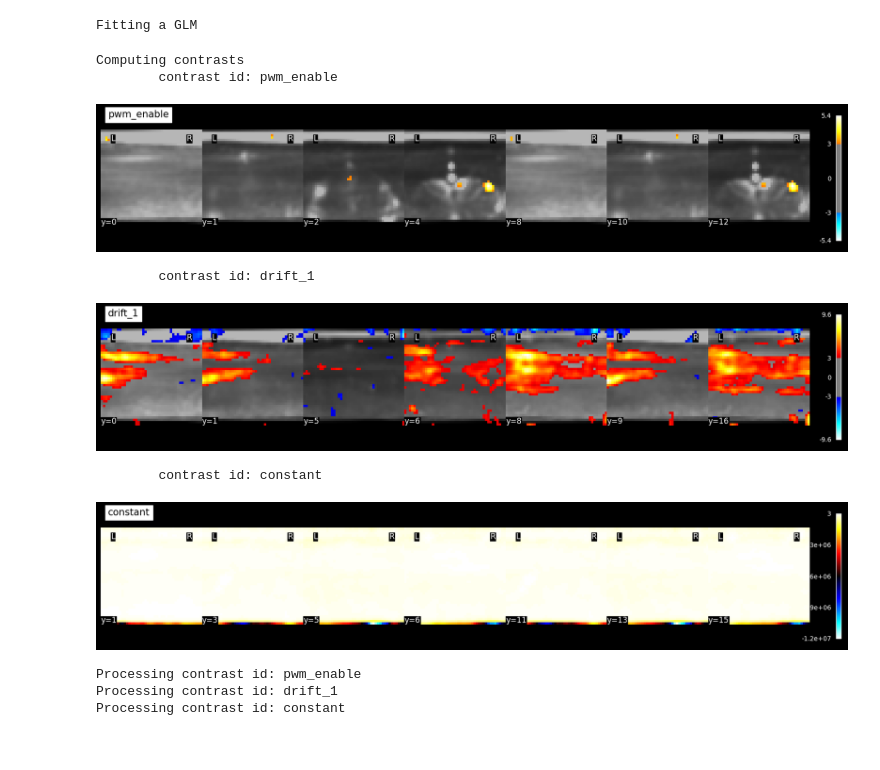
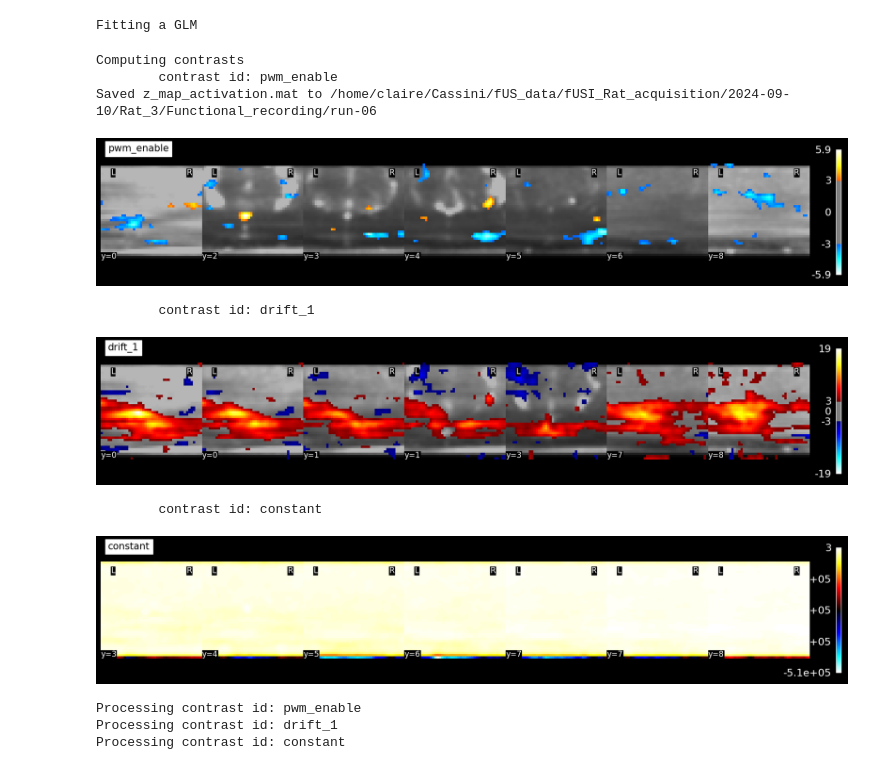
Before and after one commit to ClaireNastaskin/processing_fusi, a Jupyter notebook: Experiments/process_caltech_eventstream.ipynb, the cells around one changed output. Cells and saved outputs as stored; diff of their text form; code cells hidden in the pictures.

```diff
--- a/Experiments/process_caltech_eventstream.ipynb
+++ b/Experiments/process_caltech_eventstream.ipynb
@@ -37,9 +37,8 @@ The autoreload extension is already loaded. To reload it, use:
   %reload_ext autoreload
 # %%
 # define arguements to specify the data to be processed
-base_path=Path('/home/claire/Cassini/fUS_data/fUSI_Rat_acquisition/2024-09-10/Rat_3/Functional_recording/run-02/')
-sequence = 'seq-RF_reducedTX_ReducedRX_6500000Hz_3a_3c_200loops_-1Gain_3AFE_0rp/'
-
+base_path=Path('/home/claire/Cassini/fUS_data/fUSI_Rat_acquisition/2024-09-10/Rat_3/Functional_recording/run-06/')
+sequence = 'seq-RF_reducedTX_ReducedRX_6500000Hz_1a_3c_200loops_-1Gain_3AFE_3rp'
 
 
 event_time_offset = -5 # Offset in seconds to apply to stimulus onsets. This can be used to correct for differences between when the instruction is given and when the stimulus is presented.
@@ -309,40 +323,47 @@ print("Computing contrasts")
 mean_image = mean_img(nifti_data) # mean doppler image
 
 # Increase the intensity of the mean_image (doppler)
 data = mean_image.get_fdata()
 scaled_data = (data - data.min()) / (data.max() - data.min())  # Normalize the data to 0-1
 enhanced_data = scaled_data * 4  # Scale the normalized data to increase intensity
 enhanced_data[enhanced_data > 1] = 1  # Clip values to maintain them within [0, 1]
 
 # Create a new Nifti image with the enhanced data
 enhanced_mean_image = new_img_like(mean_image, enhanced_data)
 
 # Iterate on contrasts
-for contrast_id, contrast_val in basic_contrasts.items():
+for i, (contrast_id, contrast_val) in enumerate(basic_contrasts.items()):
     print(f"\tcontrast id: {contrast_id}")
     # compute the contrasts
-    z_map = fmri_glm.compute_contrast(contrast_val, output_type="stat") #
+    z_map = fmri_glm.compute_contrast(contrast_val, output_type="stat")
+
+    # Save z_map as z_map_activation for the first contrast
+    if i == 0:
+        z_map_data = z_map.get_fdata()
+        savemat(base_path / "z_map_activation.mat", {'z_map': z_map_data})
+        print(f"Saved z_map_activation.mat to {base_path}")
+
     # plot the contrasts as soon as they're generated
     # the display is overlaid on the mean fMRI image
     # a threshold of 3.0 is used, more sophisticated choices are possible
     plotting.plot_stat_map(
         z_map,
         bg_img=enhanced_mean_image,
         threshold=3,
-
         display_mode="y",
         black_bg=True,
         title=contrast_id,
     )
     plotting.show()
 # %% [output]
 Computing contrasts
         contrast id: pwm_enable
+Saved z_map_activation.mat to /home/claire/Cassini/fUS_data/fUSI_Rat_acquisition/2024-09-10/Rat_3/Functional_recording/run-06
-[figure, old version]
+[figure, new version]
         contrast id: drift_1
-[figure, old version]
+[figure, new version]
         contrast id: constant
-[figure, old version]
+[figure, new version]
 # %%
 # Save the z_maps as .mat files
 
```
Also changed, not shown: parts of 14 cells of this notebook.
